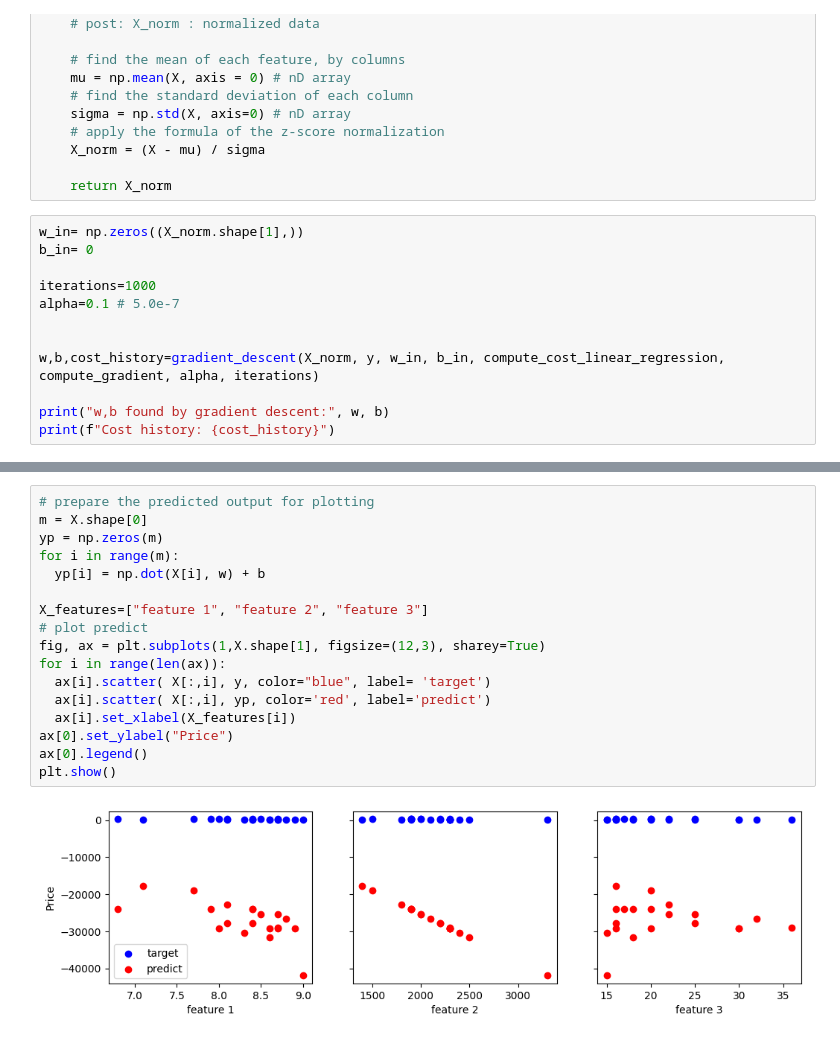
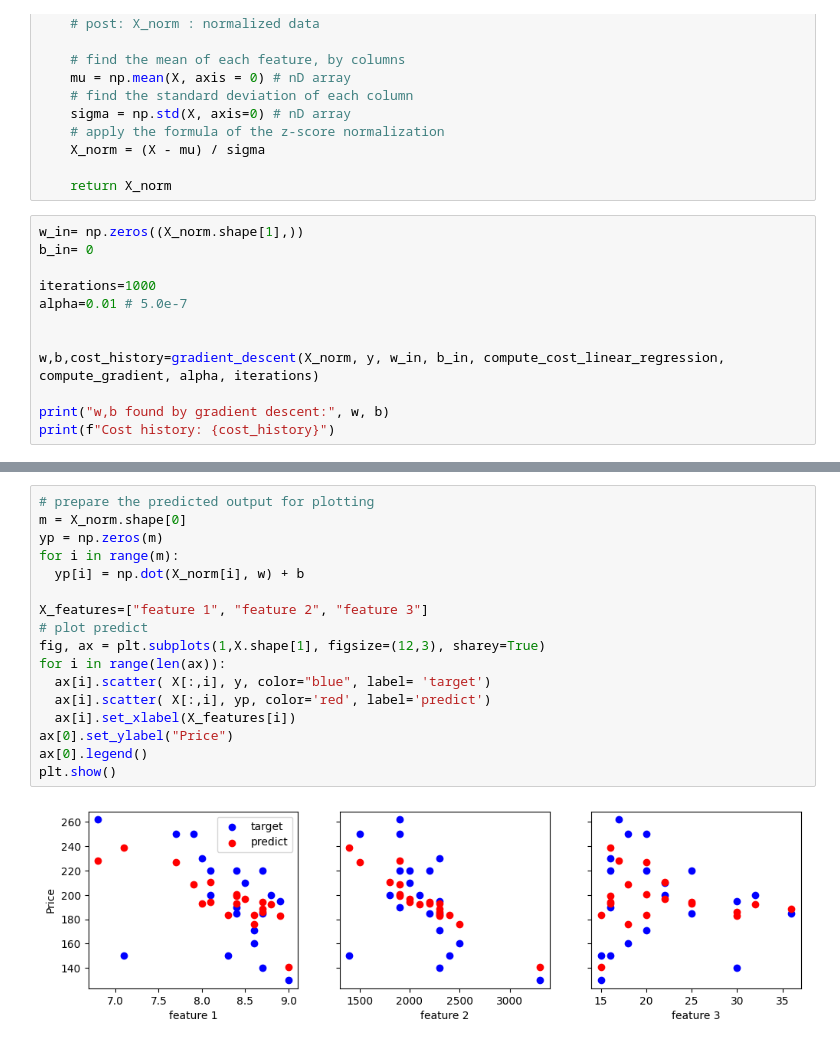
Before and after one commit to DragosTrandafir/HotelRentEstimation_Personal_Project, a Jupyter notebook: Untitled.ipynb, the cells around one changed output, grey strips where cells are left out. Saved outputs shown, nothing was run; the diff lists cells and outputs as text.

```diff
--- a/Untitled.ipynb
+++ b/Untitled.ipynb
@@ -210,7 +210,7 @@ w_in= np.zeros((X_norm.shape[1],))
 b_in= 0
 
 iterations=1000
-alpha=0.1 # 5.0e-7
+alpha=0.01 # 5.0e-7
 
 
 w,b,cost_history=gradient_descent(X_norm, y, w_in, b_in, compute_cost_linear_regression, compute_gradient, alpha, iterations)
@@ -252,19 +252,19 @@ plt.show()
 # %%
 # prepare the predicted output for plotting
-m = X.shape[0]
+m = X_norm.shape[0]
 yp = np.zeros(m)
 for i in range(m):
-  yp[i] = np.dot(X[i], w) + b
+  yp[i] = np.dot(X_norm[i], w) + b
 
 X_features=["feature 1", "feature 2", "feature 3"]
 # plot predict
 fig, ax = plt.subplots(1,X.shape[1], figsize=(12,3), sharey=True)
 for i in range(len(ax)):
   ax[i].scatter( X[:,i], y, color="blue", label= 'target')
   ax[i].scatter( X[:,i], yp, color='red', label='predict')
   ax[i].set_xlabel(X_features[i])
 ax[0].set_ylabel("Price")
 ax[0].legend()
 plt.show()
 # %% [output]
-[figure, old version]
+[figure, new version]
```
Also changed, not shown: parts of 2 cells of this notebook.
